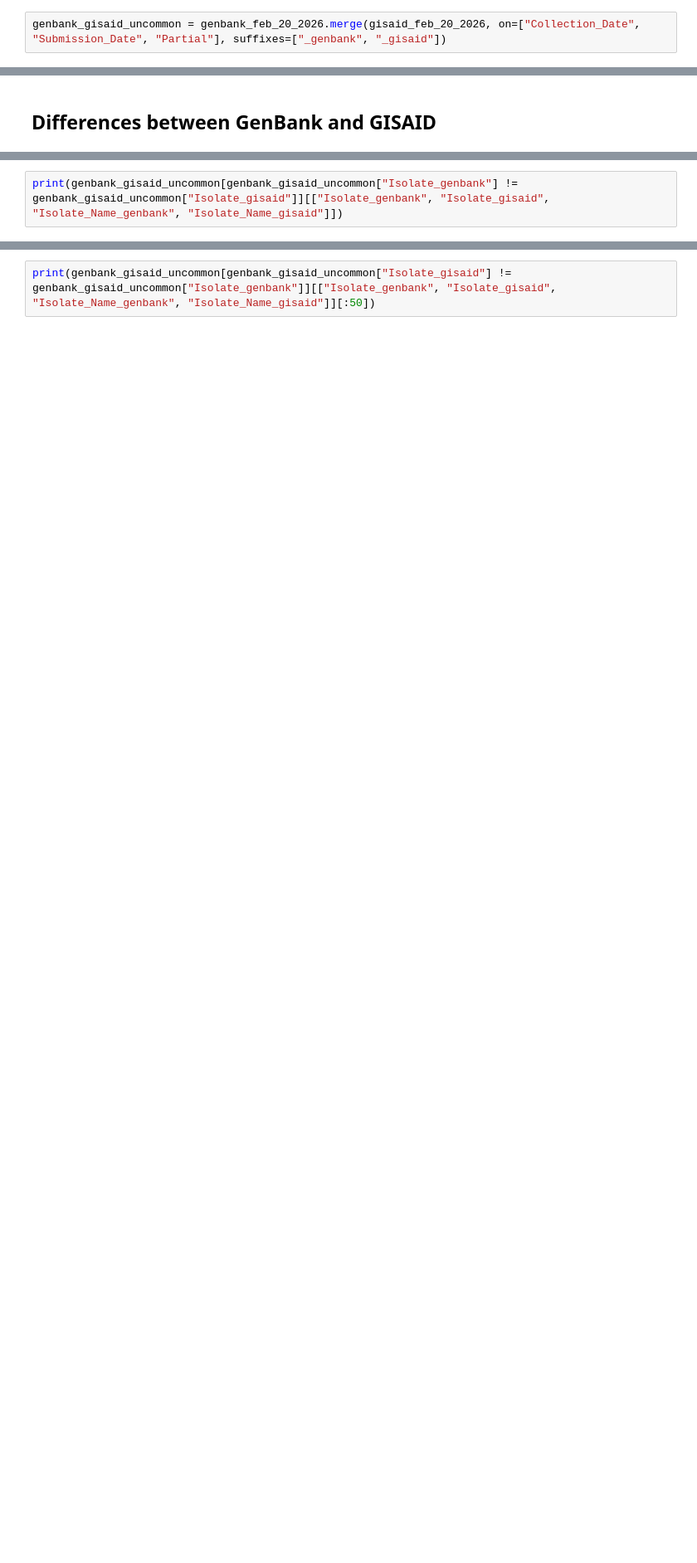
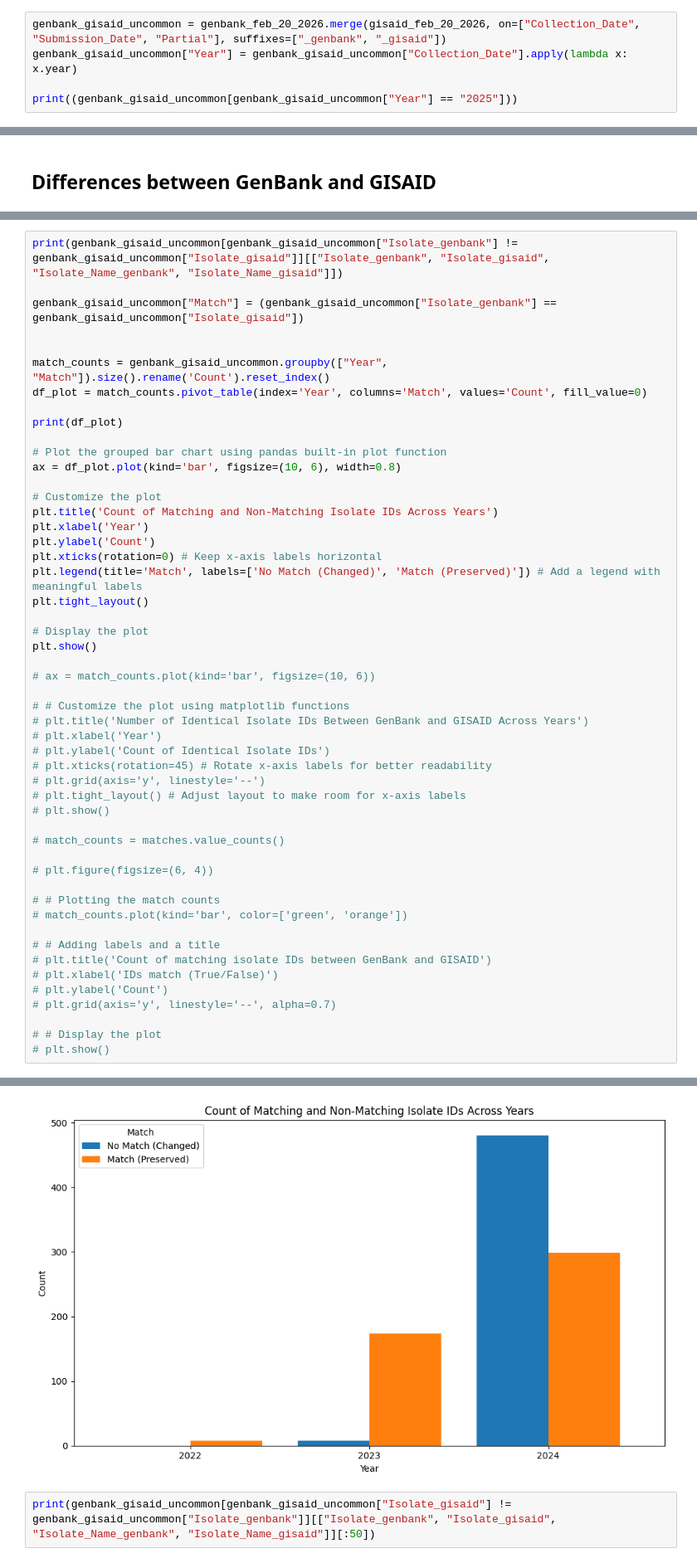
Before and after one commit to maksiaev/Avian_Flu, a Jupyter notebook: GISAID_Figures.ipynb, the cells around one changed output, grey strips where cells are left out. Shown at 83% size. Drawn from its saved outputs; the diff is of its cells as text; blank space fills up the shorter version.

Commit message:
GISAID issues analysis -- expand date range to 2021 and 2025

```diff
--- a/GISAID_Figures.ipynb
+++ b/GISAID_Figures.ipynb
@@ -180,2 +212,5 @@ print(genbank_gisaid_common)
 # %%
 genbank_gisaid_uncommon = genbank_feb_20_2026.merge(gisaid_feb_20_2026, on=["Collection_Date", "Submission_Date", "Partial"], suffixes=["_genbank", "_gisaid"])
+genbank_gisaid_uncommon["Year"] = genbank_gisaid_uncommon["Collection_Date"].apply(lambda x: x.year)
+
+print((genbank_gisaid_uncommon[genbank_gisaid_uncommon["Year"] == "2025"]))
@@ -215,6 +256,55 @@ Isolate discrepancy examples:
 - Sometimes, despite the same authors, collection date, location, and host, the isolate IDs are completely different (CEIRR-293 -> TN22-293)
 # %%
 print(genbank_gisaid_uncommon[genbank_gisaid_uncommon["Isolate_genbank"] != genbank_gisaid_uncommon["Isolate_gisaid"]][["Isolate_genbank", "Isolate_gisaid", "Isolate_Name_genbank", "Isolate_Name_gisaid"]])
+
+genbank_gisaid_uncommon["Match"] = (genbank_gisaid_uncommon["Isolate_genbank"] == genbank_gisaid_uncommon["Isolate_gisaid"])
+
+
+match_counts = genbank_gisaid_uncommon.groupby(["Year", "Match"]).size().rename('Count').reset_index()
+df_plot = match_counts.pivot_table(index='Year', columns='Match', values='Count', fill_value=0)
+
+print(df_plot)
+
+# Plot the grouped bar chart using pandas built-in plot function
+ax = df_plot.plot(kind='bar', figsize=(10, 6), width=0.8)
+
+# Customize the plot
+plt.title('Count of Matching and Non-Matching Isolate IDs Across Years')
+plt.xlabel('Year')
+plt.ylabel('Count')
+plt.xticks(rotation=0) # Keep x-axis labels horizontal
+plt.legend(title='Match', labels=['No Match (Changed)', 'Match (Preserved)']) # Add a legend with meaningful labels
+plt.tight_layout()
+
+# Display the plot
+plt.show()
+
+# ax = match_counts.plot(kind='bar', figsize=(10, 6))
+
+# # Customize the plot using matplotlib functions
+# plt.title('Number of Identical Isolate IDs Between GenBank and GISAID Across Years')
+# plt.xlabel('Year')
+# plt.ylabel('Count of Identical Isolate IDs')
+# plt.xticks(rotation=45) # Rotate x-axis labels for better readability
+# plt.grid(axis='y', linestyle='--')
+# plt.tight_layout() # Adjust layout to make room for x-axis labels
+# plt.show()
+
+# match_counts = matches.value_counts()
+
+# plt.figure(figsize=(6, 4))
+
+# # Plotting the match counts
+# match_counts.plot(kind='bar', color=['green', 'orange'])
+
+# # Adding labels and a title
+# plt.title('Count of matching isolate IDs between GenBank and GISAID')
+# plt.xlabel('IDs match (True/False)')
+# plt.ylabel('Count')
+# plt.grid(axis='y', linestyle='--', alpha=0.7)
+
+# # Display the plot
+# plt.show()
 # %% [output]
             Isolate_genbank Isolate_gisaid  \
 0             24-009038-001     009038-001
@@ -236,3 +326,4 @@ print(genbank_gisaid_uncommon[genbank_gisaid_uncommon["Isolate_genbank"] != genb
+[figure, added]
 # %%
 print(genbank_gisaid_uncommon[genbank_gisaid_uncommon["Isolate_gisaid"] != genbank_gisaid_uncommon["Isolate_genbank"]][["Isolate_genbank", "Isolate_gisaid", "Isolate_Name_genbank", "Isolate_Name_gisaid"]][:50])
 # %% [output]
```
Also changed, not shown: parts of 22 cells of this notebook.
